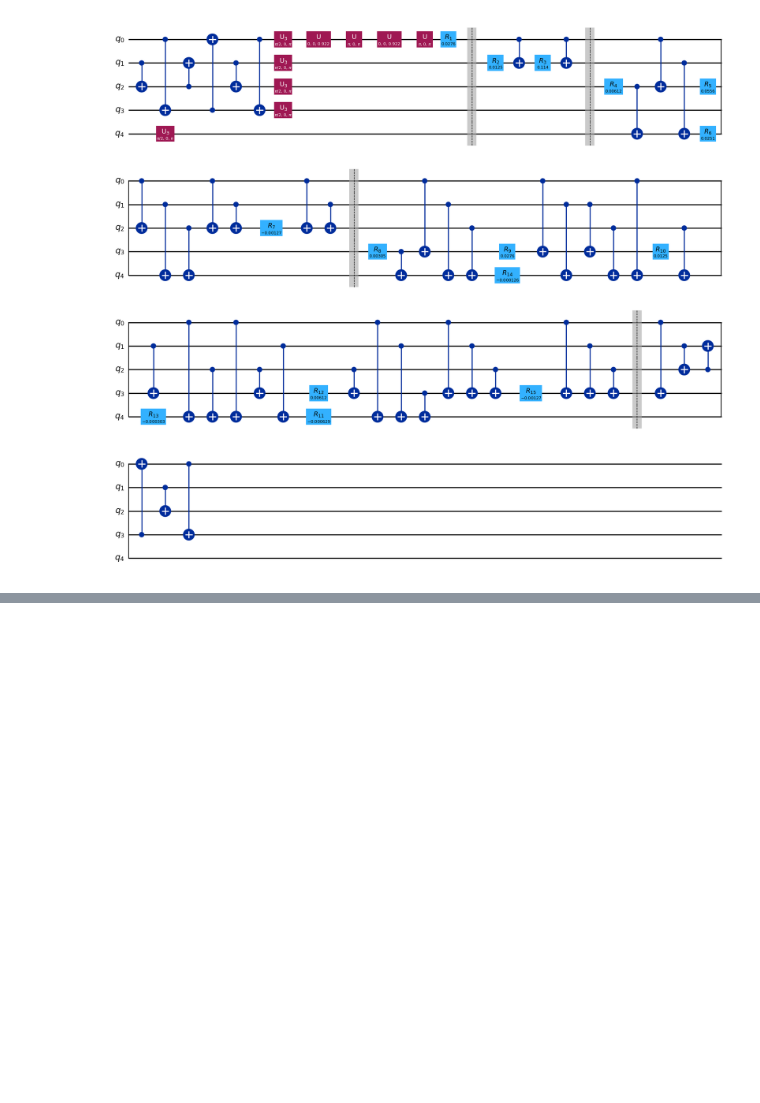
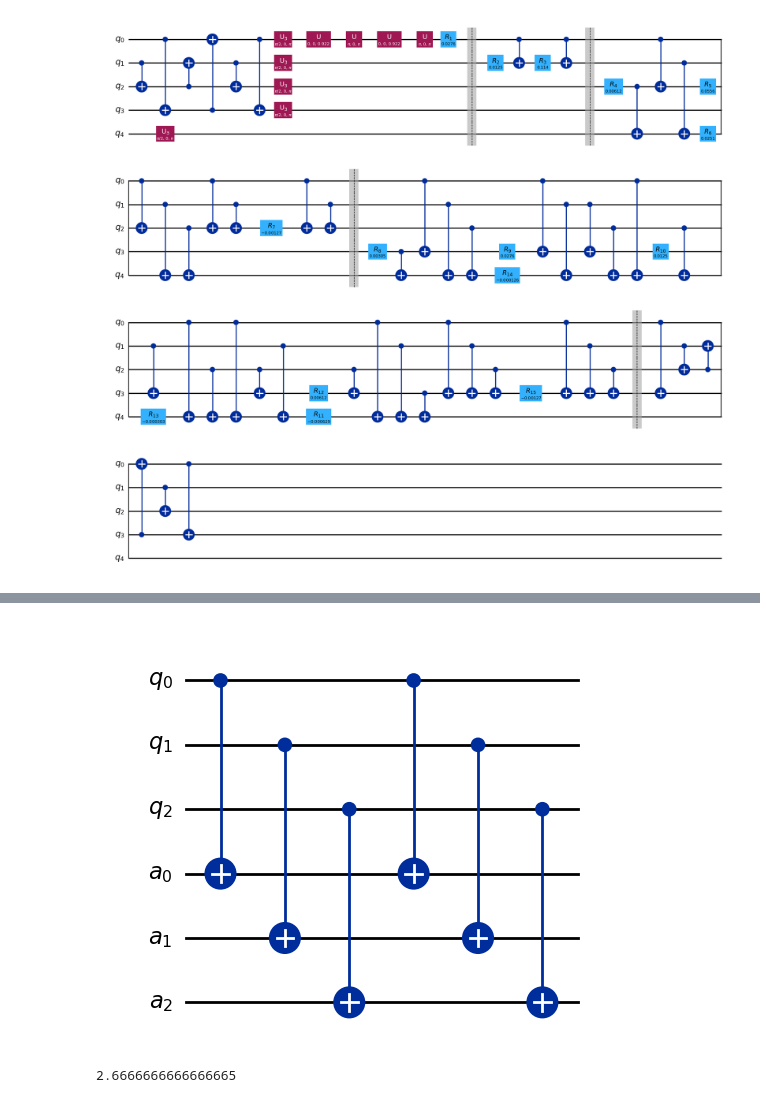
Before and after one commit to ugo-nzongani/Adjustable-depth-quantum-circuit-for-diagonal-unitary-and-QSP, a Jupyter notebook: 2024.ipynb, the cells around one changed output, grey strips where cells are left out. Drawn from its saved outputs; the diff is of its cells as text; code cells hidden in the pictures; blank space fills up the shorter version.

```diff
--- a/2024.ipynb
+++ b/2024.ipynb
@@ -737,0 +827,52 @@ diag.decompose(reps=2).draw('mpl',style='iqx')
+# %%
+def adjustable_walsh_grey(n,f,p):
+    """
+    Parameters
+    ----------
+    n : int
+        Number of qubits
+    f : function
+        Function of one variable
+    p : list
+        Number of ancilla qubits, p >= n
+
+    Returns
+    -------
+    qiskit.circuit.quantumcircuit.QuantumCircuit
+        Quantum circuit implementing the adjustable-depth Walsh circuit with Grey code
+    """
+    q = QuantumRegister(n,name='q')
+    a = AncillaRegister(p,name='a')
+    qc = QuantumCircuit(q,a)
+    qubits = [i for i in q]+[i for i in a]
+    walsh_coeffs = list_walsh_coeff(f,2**n)
+    '''
+    # order 0
+    qc.p(walsh_coeffs[0],q[0])
+    qc.x(q[0])
+    qc.p(walsh_coeffs[0],q[0])
+    qc.x(q[0])
+    '''
+    if p == 0: # no ancilla
+        qc.append(walsh_grey(n,f,walsh_coeffs,1,2**n),qubits)
+    elif p >= n:
+        n_blocks = int(np.floor(p/n))
+        copy_gate = copy(q,a)
+        qc.append(copy_gate,qubits)
+        for i in range(n_blocks):
+            if i == 0:
+                qc.append(walsh_grey(n,f,walsh_coeffs,1,2**n),[i for i in q])
+            else:
+                ancillas = [a for i in a]
+                qc.append(walsh_grey(n,f,walsh_coeffs,1,2**n),ancillas)
+        qc.append(copy_gate.inverse(),qubits)
+    else:
+        print('p can not be smaller than n')
+    return qc
+
+n = 3
+p = 3
+qc = adjustable_walsh_grey(n,f,p)
+qc.decompose(reps=2).draw('mpl',style='iqx')
+# %% [output]
+[figure, added]
@@ -737,0 +908,4 @@ diag.decompose(reps=2).draw('mpl',style='iqx')
+# %%
+8/3
+# %% [output]
+2.6666666666666665
```
Also changed, not shown: parts of 8 cells of this notebook.
